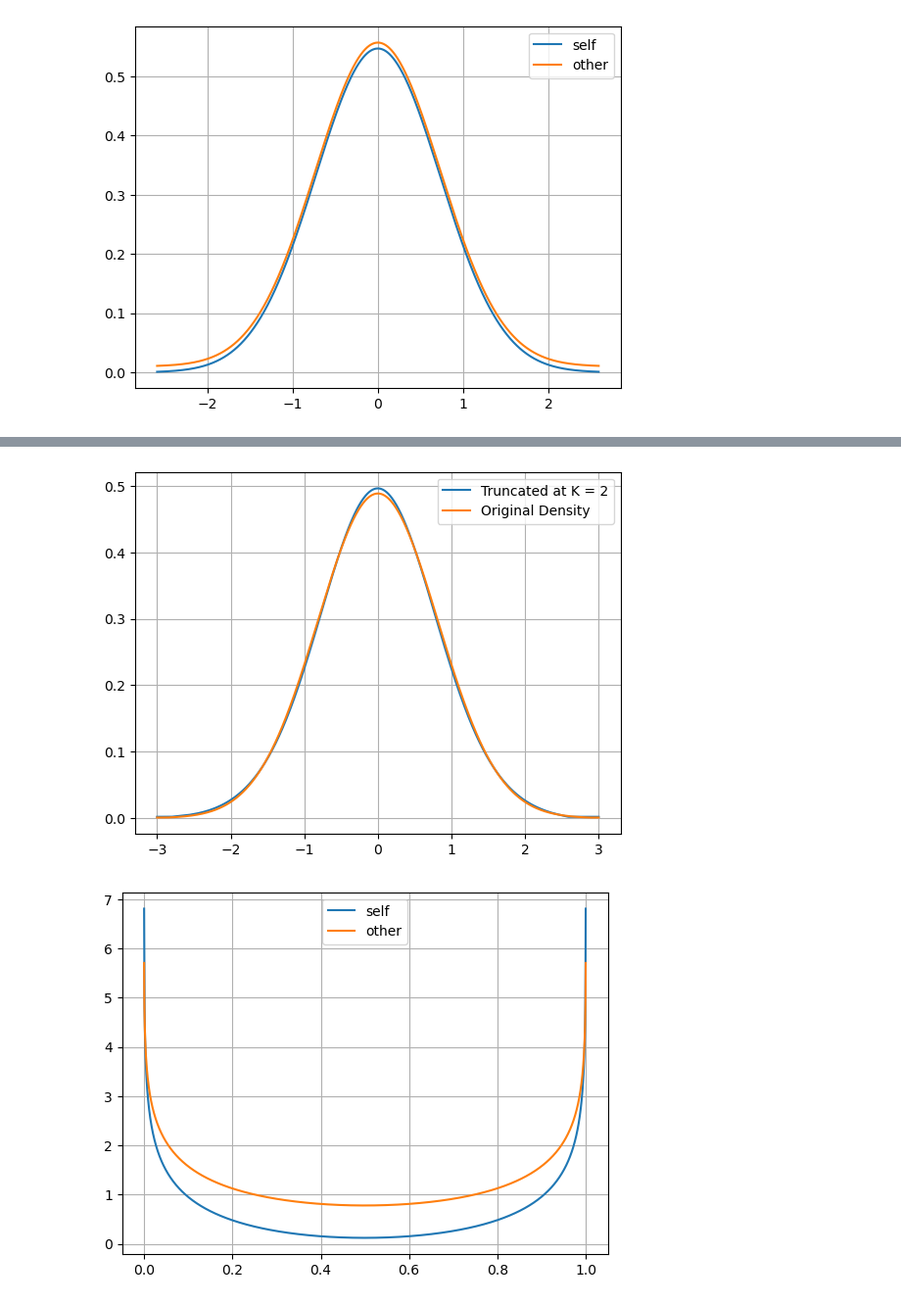
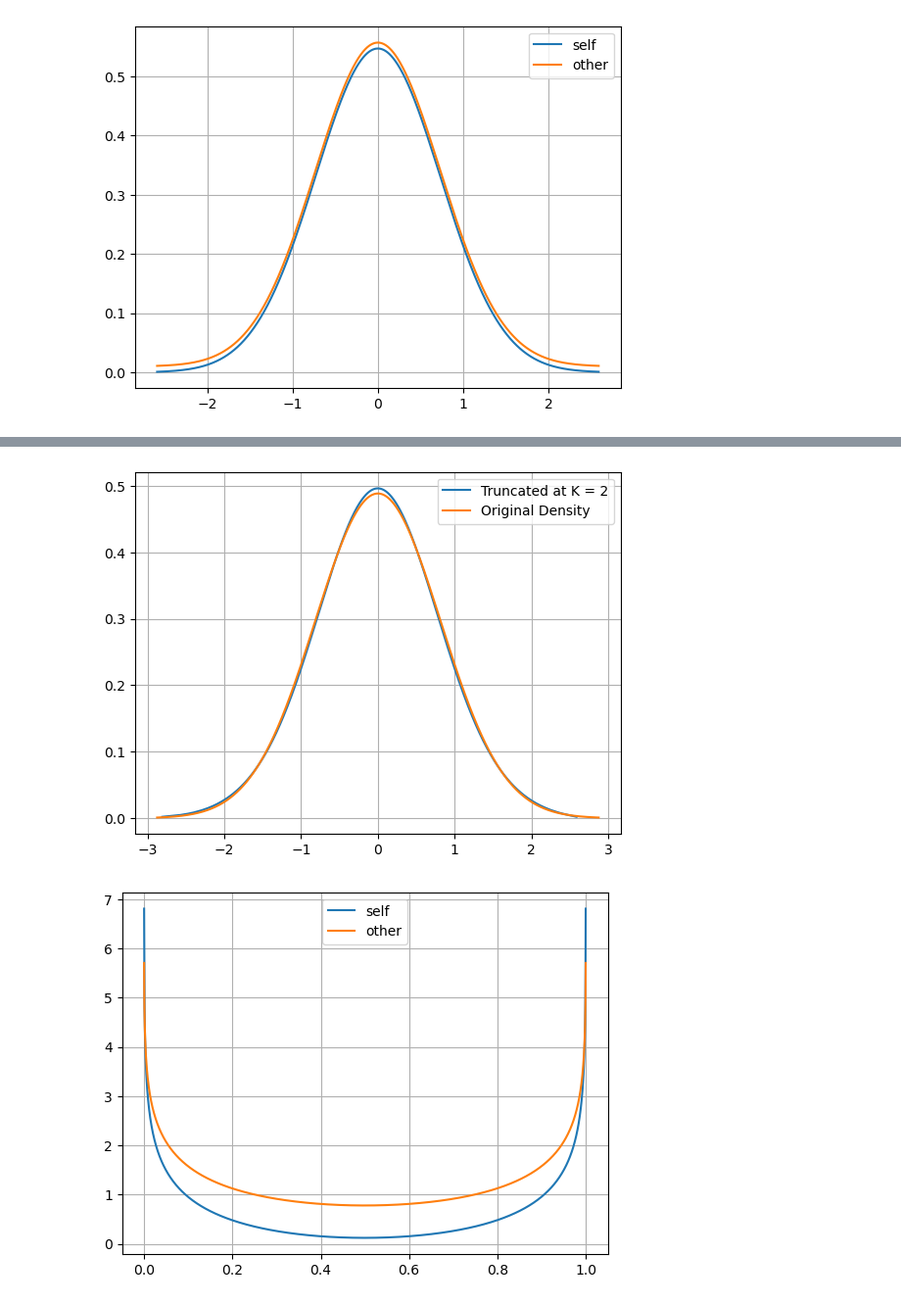
Before and after one commit to mirkimirk/thesis_frechet_fda, a Jupyter notebook: src/frechet_fda/reproduction_petersen2016.ipynb, the cells around one changed output, grey strips where cells are left out. Shown at 98% size. Drawn from its saved outputs; the diff is of its cells as text; code cells hidden in the pictures.

```diff
--- a/src/frechet_fda/reproduction_petersen2016.ipynb
+++ b/src/frechet_fda/reproduction_petersen2016.ipynb
@@ -116,16 +117,16 @@ truncated_representations_transforms = karhunen_loeve(
 # %%
 # Transform to density space. Compare truncated representation against real density
 pdf_of_interest = 90
 truncated_representations = inverse_log_qd_transform(
     truncated_representations_transforms,
 )
-truncated_representations[pdf_of_interest].warp_range(-trunc, trunc).compare(
-    new_pdfs[pdf_of_interest].warp_range(-trunc, trunc),
+truncated_representations[pdf_of_interest].compare(
+    new_pdfs[pdf_of_interest],
     label_self=f"Truncated at K = {truncation_k}",
     label_other="Original Density",
 )
 # %% [output]
-[figure, old version]
+[figure, new version]
 # %%
 # Look at modes of variance of transformed functions
 variation_modes_transforms = [
```
Also changed, not shown: parts of 11 cells of this notebook, 6 other files.
